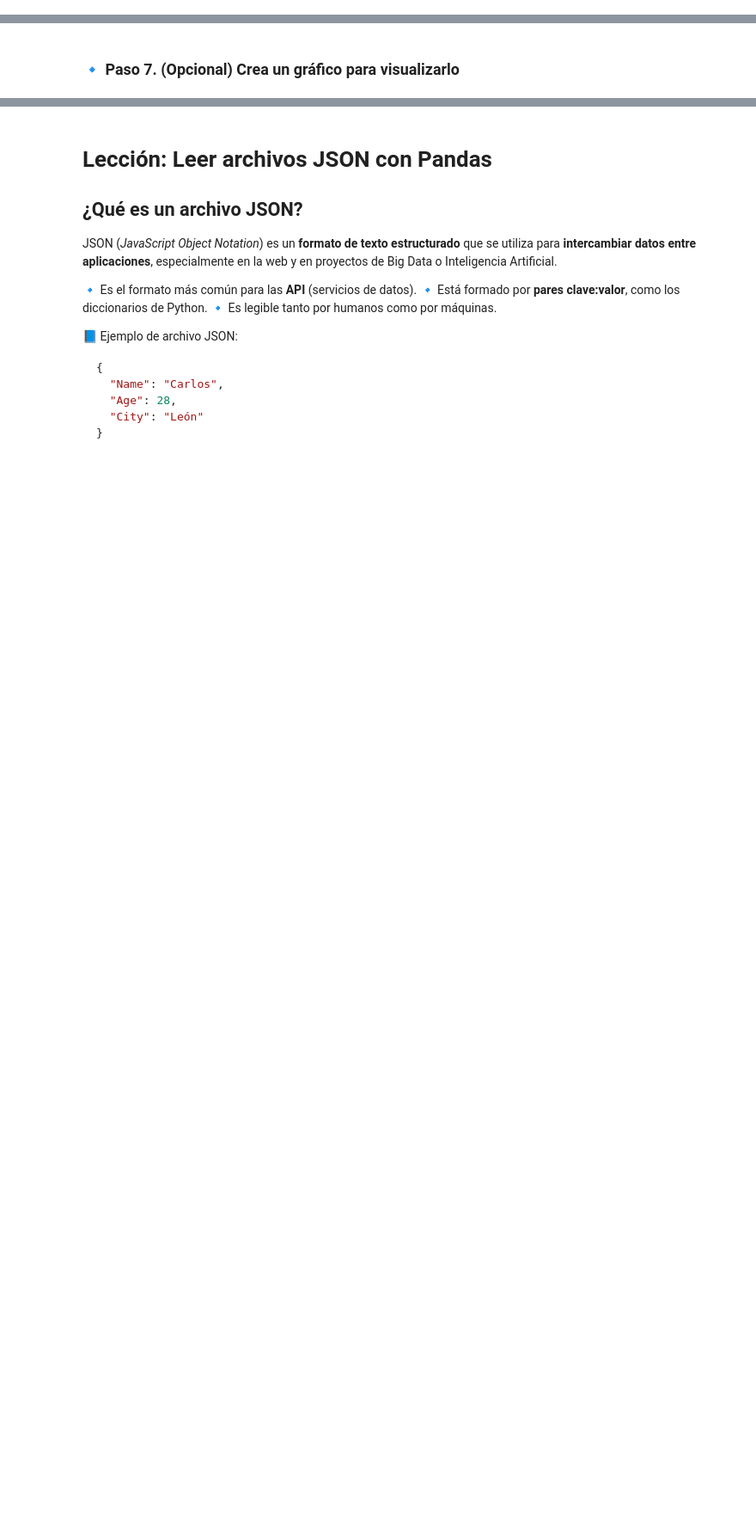
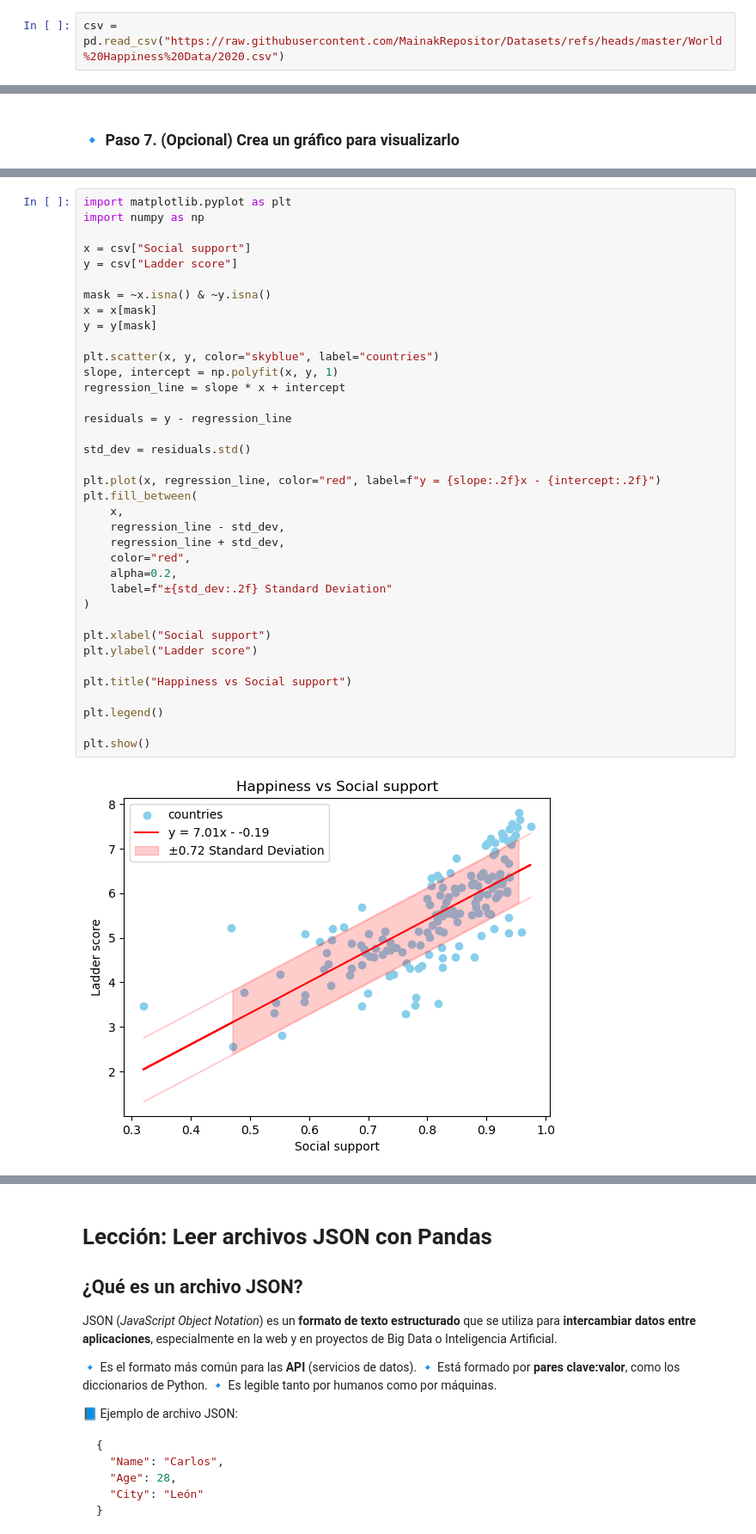
Before and after one commit to Ciclo-Especializacion-IA-y-BigData/actividad-numpy-y-pandas-kinire98, a Jupyter notebook: Tutorial_Pandas.ipynb, the cells around one changed output, grey strips where cells are left out. Shown at 86% size. Saved outputs shown, nothing was run; the diff lists cells and outputs as text; blank space fills up the shorter version.

```diff
--- a/Tutorial_Pandas.ipynb
+++ b/Tutorial_Pandas.ipynb
@@ -1002,5 +1002,7 @@ Aplicar las funciones de Pandas para **leer, explorar y analizar datos reales de
 ## 🪜 **Pasos guiados**
 
 ### 🔹 Paso 1. Cargar el CSV desde Internet
+# %%
+csv = pd.read_csv("https://raw.githubusercontent.com/MainakRepositor/Datasets/refs/heads/master/World%20Happiness%20Data/2020.csv")
 # %% [markdown]
 *¿Cuántas filas y columnas tiene el DataFrame?*
@@ -1042,0 +1158,39 @@ KeyError: 'Logged GDP per capita'
+# %%
+import matplotlib.pyplot as plt
+import numpy as np
+
+x = csv["Social support"]
+y = csv["Ladder score"]
+
+mask = ~x.isna() & ~y.isna()
+x = x[mask]
+y = y[mask]
+
+plt.scatter(x, y, color="skyblue", label="countries")
+slope, intercept = np.polyfit(x, y, 1)
+regression_line = slope * x + intercept
+
+residuals = y - regression_line
+
+std_dev = residuals.std()
+
+plt.plot(x, regression_line, color="red", label=f"y = {slope:.2f}x - {intercept:.2f}")
+plt.fill_between(
+    x,
+    regression_line - std_dev,
+    regression_line + std_dev,
+    color="red",
+    alpha=0.2,
+    label=f"±{std_dev:.2f} Standard Deviation"
+)
+
+plt.xlabel("Social support")
+plt.ylabel("Ladder score")
+
+plt.title("Happiness vs Social support")
+
+plt.legend()
+
+plt.show()
+# %% [output]
+[figure, added]
```
Also changed, not shown: parts of 9 cells of this notebook, 1 other file.
